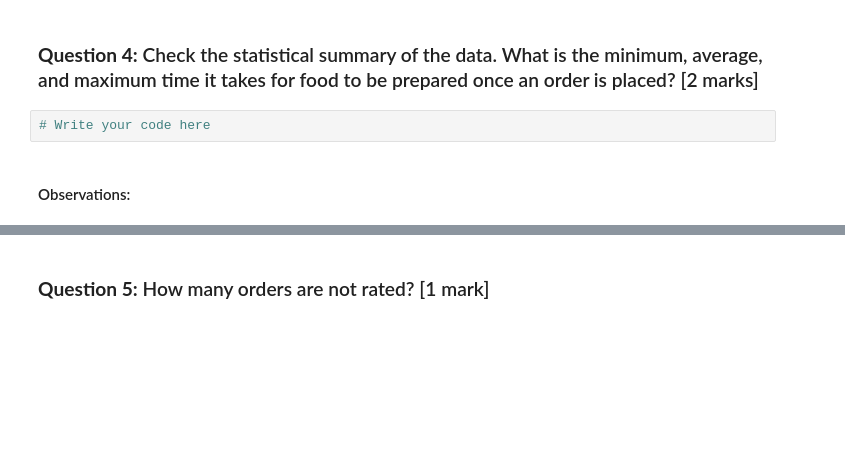
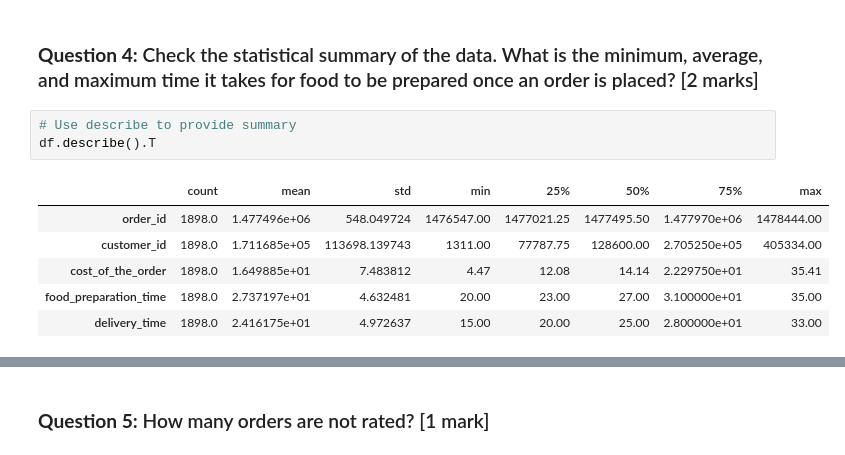
Before and after one commit to dfisher1212/MIT_PE_ADSP, a Jupyter notebook: FDS_Project_LearnerNotebook_FullCode.ipynb, the cells around one changed output, grey strips where cells are left out. Drawn from its saved outputs; the diff is of its cells as text; blank space fills up the shorter version.

```diff
--- a/FDS_Project_LearnerNotebook_FullCode.ipynb
+++ b/FDS_Project_LearnerNotebook_FullCode.ipynb
@@ -126,7 +126,13 @@ dtype: int64
 #### Observations: There are no missing values in this dataset.
 # %% [markdown]
 ### **Question 4:** Check the statistical summary of the data. What is the minimum, average, and maximum time it takes for food to be prepared once an order is placed? [2 marks]
-# %%
-# Write your code here
-# %% [markdown]
-#### Observations:
+# %%
+# Use describe to provide summary
+df.describe().T
+# %% [output]
+|  | count | mean | std | min | 25% | 50% | 75% | max |
+| order_id | 1898.0 | 1.477496e+06 | 548.049724 | 1476547.00 | 1477021.25 | 1477495.50 | 1.477970e+06 | 1478444.00 |
+| customer_id | 1898.0 | 1.711685e+05 | 113698.139743 | 1311.00 | 77787.75 | 128600.00 | 2.705250e+05 | 405334.00 |
+| cost_of_the_order | 1898.0 | 1.649885e+01 | 7.483812 | 4.47 | 12.08 | 14.14 | 2.229750e+01 | 35.41 |
+| food_preparation_time | 1898.0 | 2.737197e+01 | 4.632481 | 20.00 | 23.00 | 27.00 | 3.100000e+01 | 35.00 |
+| delivery_time | 1898.0 | 2.416175e+01 | 4.972637 | 15.00 | 20.00 | 25.00 | 2.800000e+01 | 33.00 |
```
Also changed, not shown: parts of 1 cell of this notebook.
